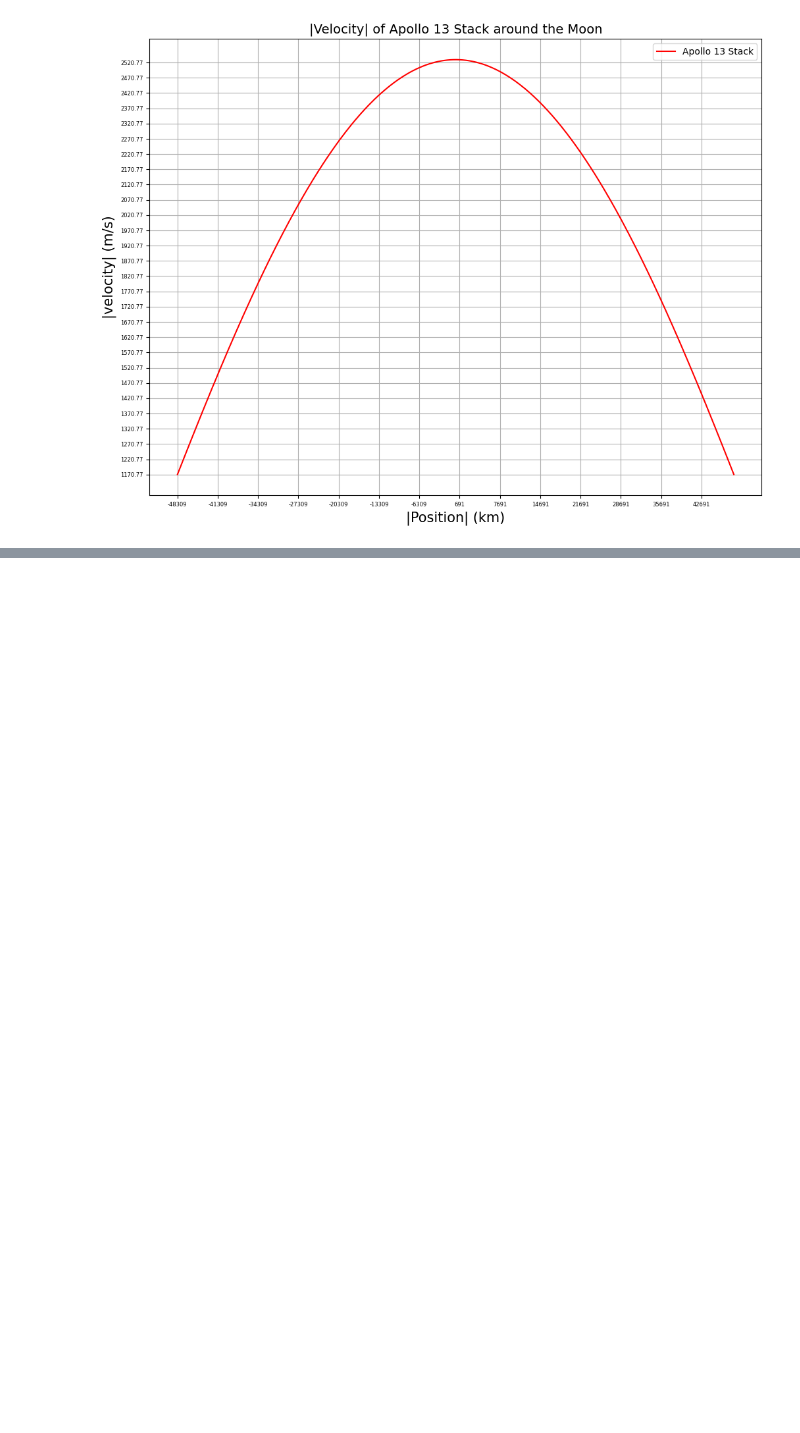
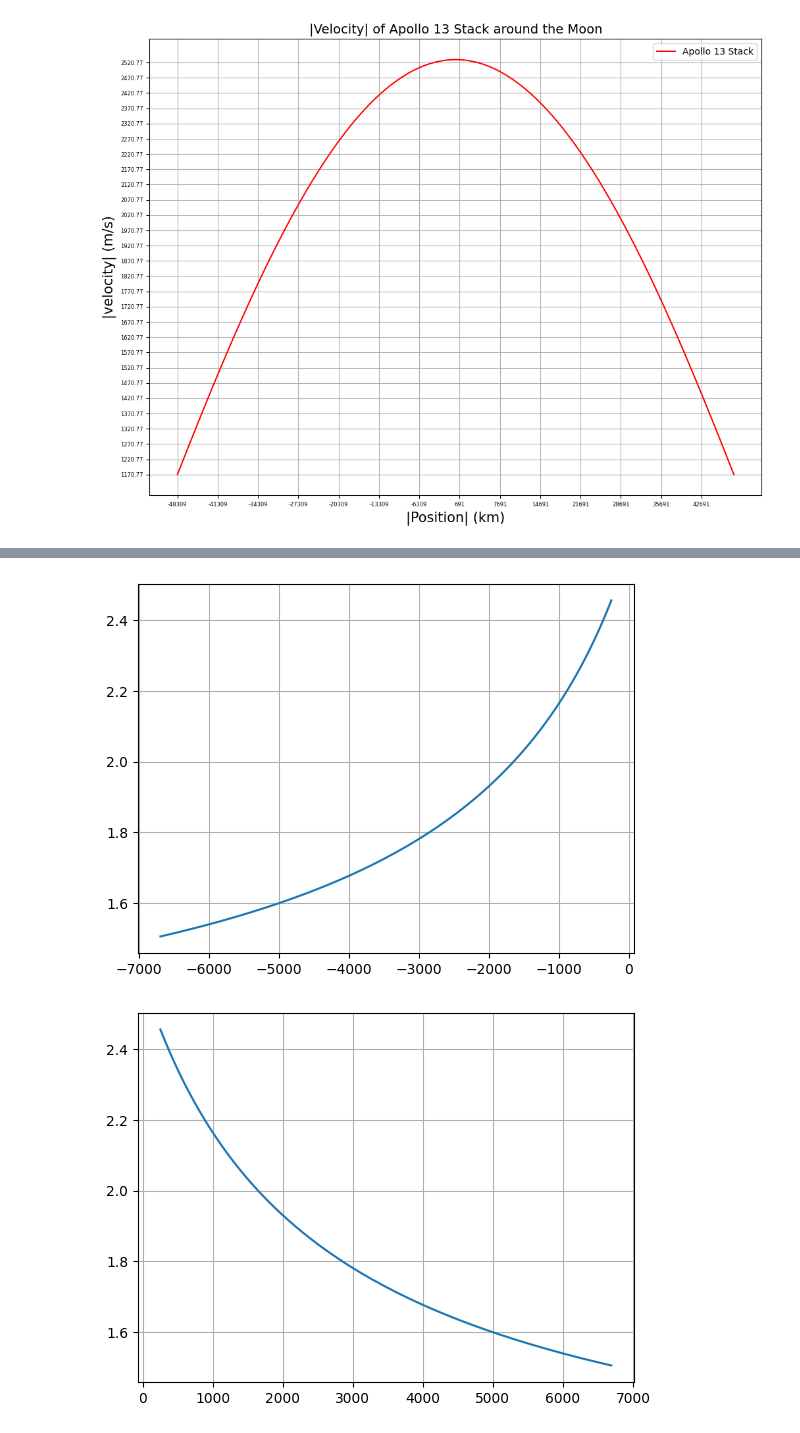
Before and after one commit to alexfum75/Apollo_13, a Jupyter notebook: MoonFlyby.ipynb, the cells around one changed output, grey strips where cells are left out. Saved outputs shown, nothing was run; the diff lists cells and outputs as text; code cells hidden in the pictures; blank space fills up the shorter version.

```diff
--- a/MoonFlyby.ipynb
+++ b/MoonFlyby.ipynb
@@ -394,0 +433,31 @@ ecc: 1.4462, p: 1988.8, a: 4457.194083370687, i: 173.7, omega: 28.7, Omega: -150
+# %%
+
+
+import matplotlib.pyplot as plt2
+xs_list = list(xs)
+ys_list = list(ys)
+
+xs_list_n = []
+for i in range(0, len(xs_list)):
+    if xs_list[i] < 0:
+        xs_list_n.append(-(xs_list[i]  + R_MOON))
+    else:
+        xs_list_n.append( xs_list[i]  - R_MOON)
+
+
+index=500
+
+a = np. array(xs_list[0:index])
+a = [-element for element in xs_list[0:index]]
+
+plt2.plot(a, orb.velocity[0:index])
+plt2.grid(True)
+plt2.show()
+
+a = np. array(xs_list[index:1000])
+plt2.plot(a, orb.velocity[index:1000])
+plt2.grid(True)
+plt2.show()
+# %% [output]
+[figure, added]
+[figure, added]
```
Also changed, not shown: parts of 1 cell of this notebook.
